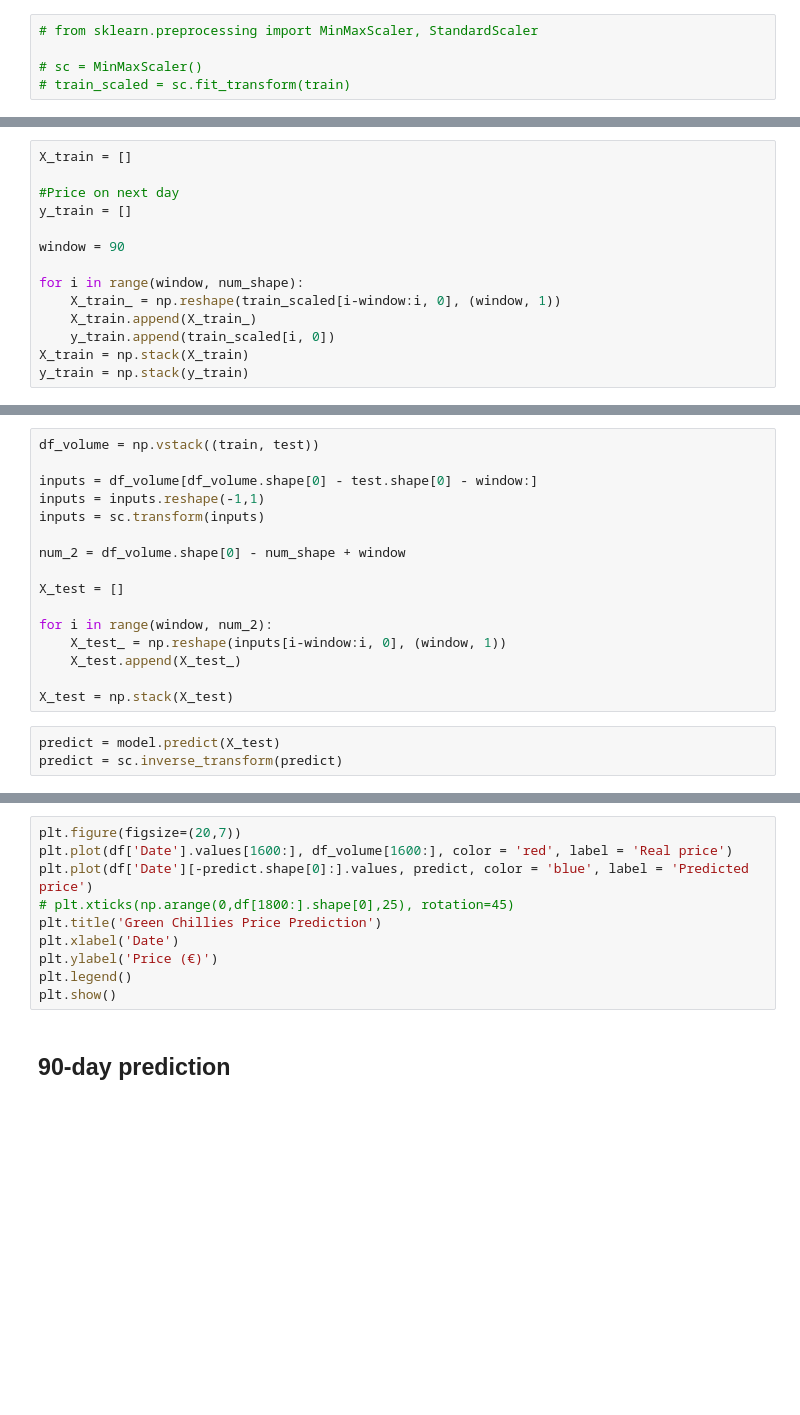
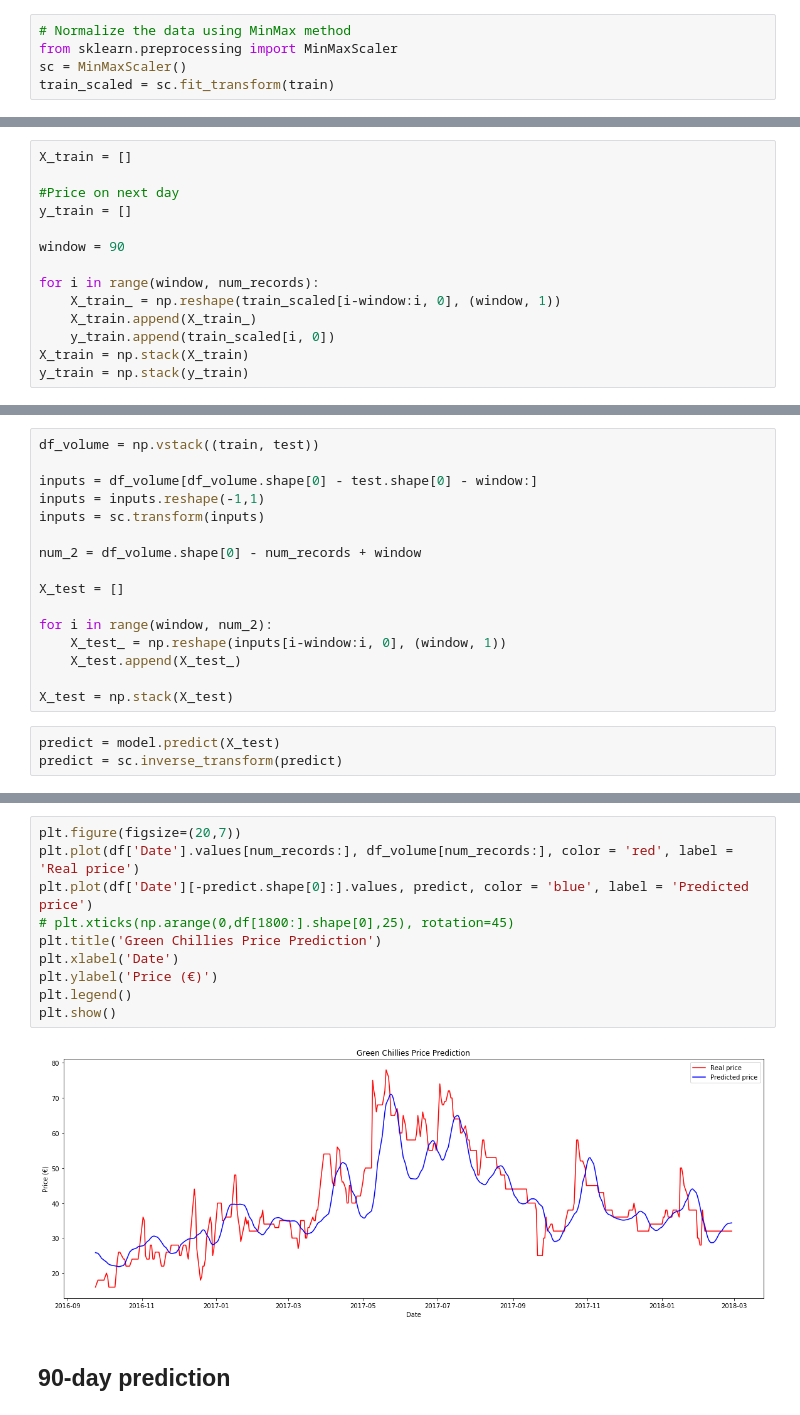
Before and after one commit to AlexandraAlmeidaGithub/Upskill, a Jupyter notebook: Projeto Alexandra Almeida.ipynb, the cells around one changed output, grey strips where cells are left out. Drawn from its saved outputs; the diff is of its cells as text; blank space fills up the shorter version.

```diff
--- a/Projeto Alexandra Almeida.ipynb
+++ b/Projeto Alexandra Almeida.ipynb
@@ -125,10 +126,10 @@ test = df.iloc[num_records:, 1:2].values
 # %% [markdown]
 Scaling features using normalization.
 # %%
-# from sklearn.preprocessing import MinMaxScaler, StandardScaler
-
-# sc = MinMaxScaler()
-# train_scaled = sc.fit_transform(train)
+# Normalize the data using MinMax method
+from sklearn.preprocessing import MinMaxScaler
+sc = MinMaxScaler()
+train_scaled = sc.fit_transform(train)
 # %% [markdown]
 Now we take one row and cut it with a window of 90 elements
 # %%
@@ -139,7 +140,7 @@ y_train = []
 
 window = 90
 
-for i in range(window, num_shape):
+for i in range(window, num_records):
     X_train_ = np.reshape(train_scaled[i-window:i, 0], (window, 1))
     X_train.append(X_train_)
     y_train.append(train_scaled[i, 0])
@@ -186,7 +221,7 @@ inputs = df_volume[df_volume.shape[0] - test.shape[0] - window:]
 inputs = inputs.reshape(-1,1)
 inputs = sc.transform(inputs)
 
-num_2 = df_volume.shape[0] - num_shape + window
+num_2 = df_volume.shape[0] - num_records + window
 
 X_test = []
 
@@ -207,13 +246,15 @@ print("RMSE:", np.sqrt(np.mean(diff**2)))
 # %%
 plt.figure(figsize=(20,7))
-plt.plot(df['Date'].values[1600:], df_volume[1600:], color = 'red', label = 'Real price')
+plt.plot(df['Date'].values[num_records:], df_volume[num_records:], color = 'red', label = 'Real price')
 plt.plot(df['Date'][-predict.shape[0]:].values, predict, color = 'blue', label = 'Predicted price')
 # plt.xticks(np.arange(0,df[1800:].shape[0],25), rotation=45)
 plt.title('Green Chillies Price Prediction')
 plt.xlabel('Date')
 plt.ylabel('Price (€)')
 plt.legend()
 plt.show()
+# %% [output]
+[figure, added]
 # %% [markdown]
 ## 90-day prediction
 # %%
```
Also changed, not shown: parts of 9 cells of this notebook.
